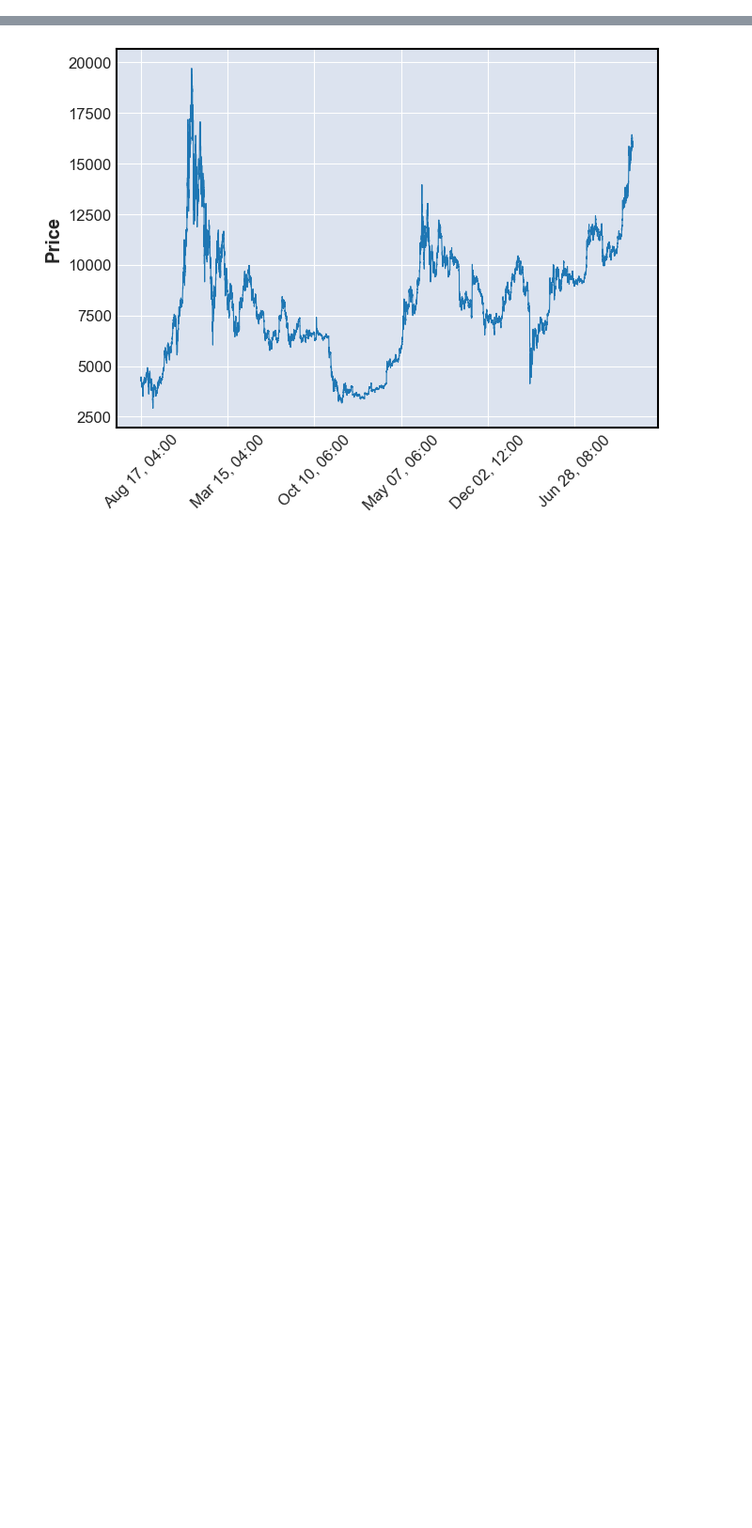
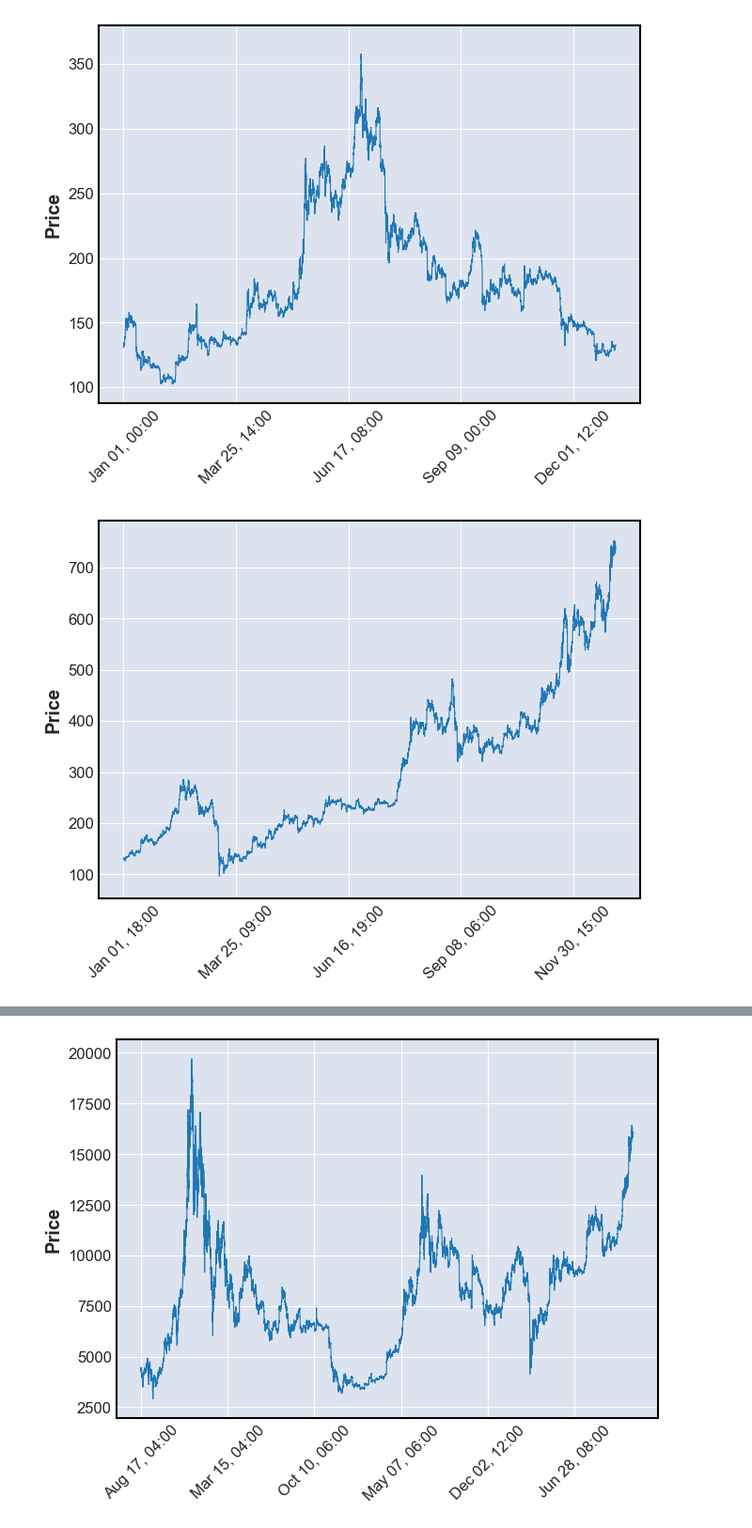
Before and after one commit to roiacult/DRL-trading-bot, a Jupyter notebook: expirements/test.ipynb, the cells around one changed output, grey strips where cells are left out. Shown at 94% size. Drawn from its saved outputs; the diff is of its cells as text; code cells hidden in the pictures; blank space fills up the shorter version.

```diff
--- a/expirements/test.ipynb
+++ b/expirements/test.ipynb
@@ -40,0 +70,6 @@ df_btc = plot_line(df_btc)
+# %%
+df_eth = pd.read_csv("/opt/dev/trading/pfe/DRL-trading-bot/dataset/binance-ETHUSDT-1h-2019-01__2021-01.csv")
+plot_train_test(df_eth, 0.5)
+# %% [output]
+[figure, added]
+[figure, added]
```
Also changed, not shown: parts of 6 cells of this notebook, 4 other files.
